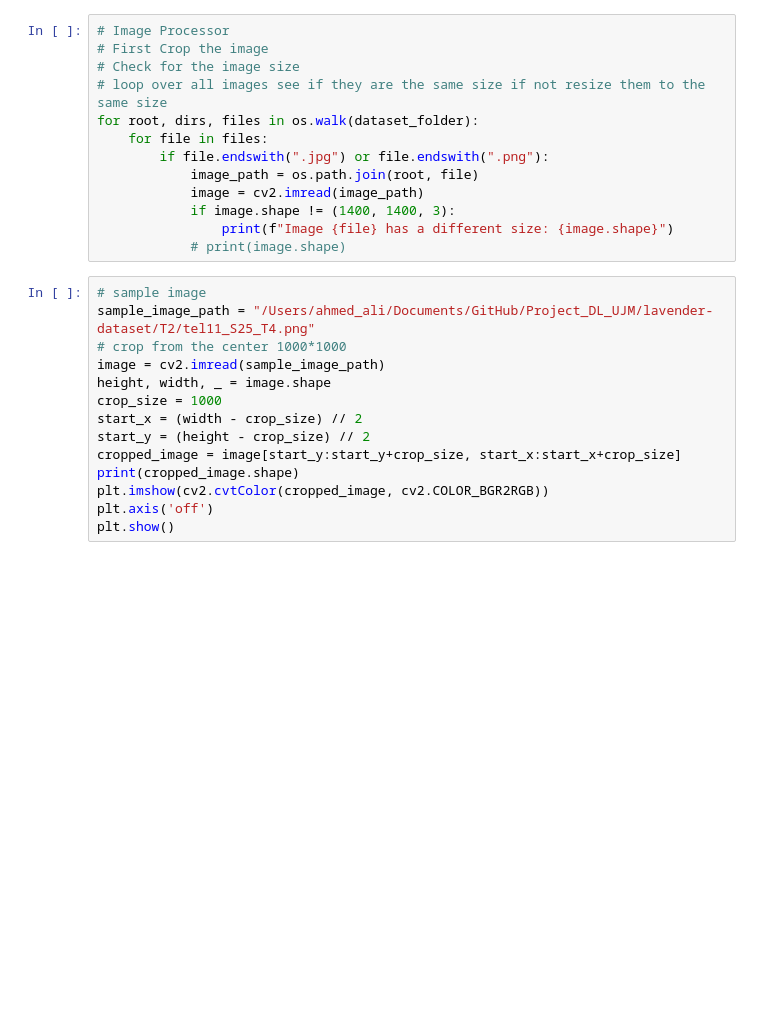
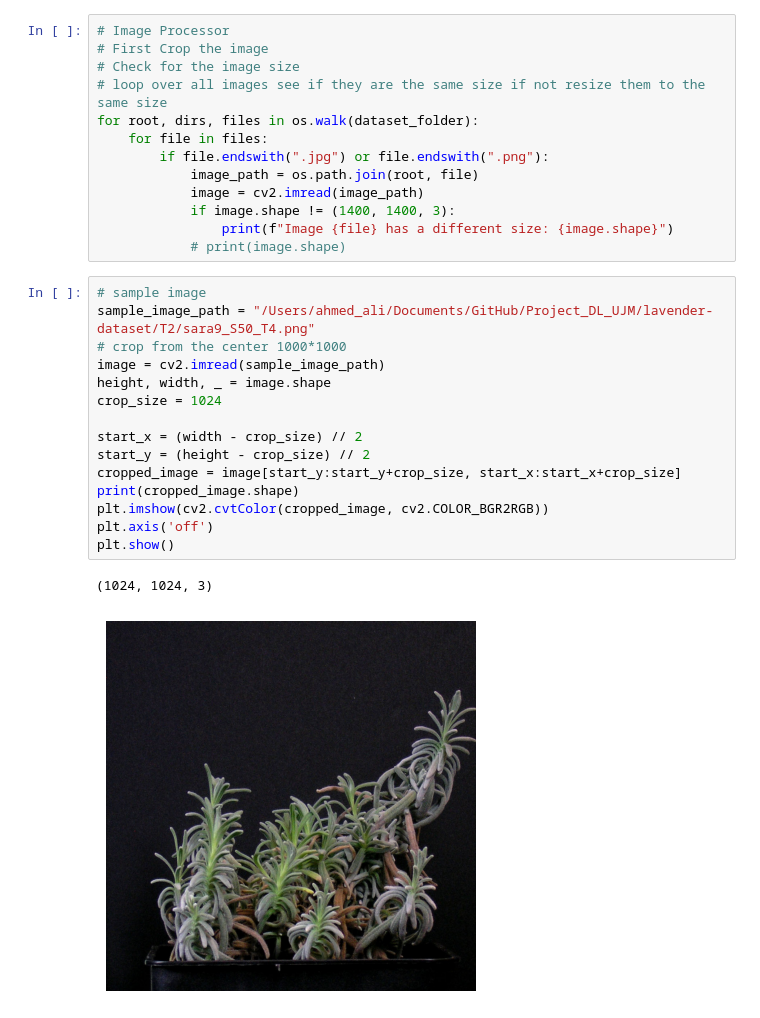
Before and after one commit to ahmedalii3/Project_DL_UJM, a Jupyter notebook: Explore_dataset.ipynb, the cells around one changed output. Drawn from its saved outputs; the diff is of its cells as text; blank space fills up the shorter version.

```diff
--- a/Explore_dataset.ipynb
+++ b/Explore_dataset.ipynb
@@ -38,15 +38,19 @@ for root, dirs, files in os.walk(dataset_folder):
             # print(image.shape)
 # %%
 # sample image
-sample_image_path = "/Users/ahmed_ali/Documents/GitHub/Project_DL_UJM/lavender-dataset/T2/tel11_S25_T4.png"
+sample_image_path = "/Users/ahmed_ali/Documents/GitHub/Project_DL_UJM/lavender-dataset/T2/sara9_S50_T4.png"
 # crop from the center 1000*1000
 image = cv2.imread(sample_image_path)
 height, width, _ = image.shape
-crop_size = 1000
+crop_size = 1024
+
 start_x = (width - crop_size) // 2
 start_y = (height - crop_size) // 2
 cropped_image = image[start_y:start_y+crop_size, start_x:start_x+crop_size]
 print(cropped_image.shape)
 plt.imshow(cv2.cvtColor(cropped_image, cv2.COLOR_BGR2RGB))
 plt.axis('off')
 plt.show()
+# %% [output]
+(1024, 1024, 3)
+[figure, added]
```
Also changed, not shown: 4 other files.
